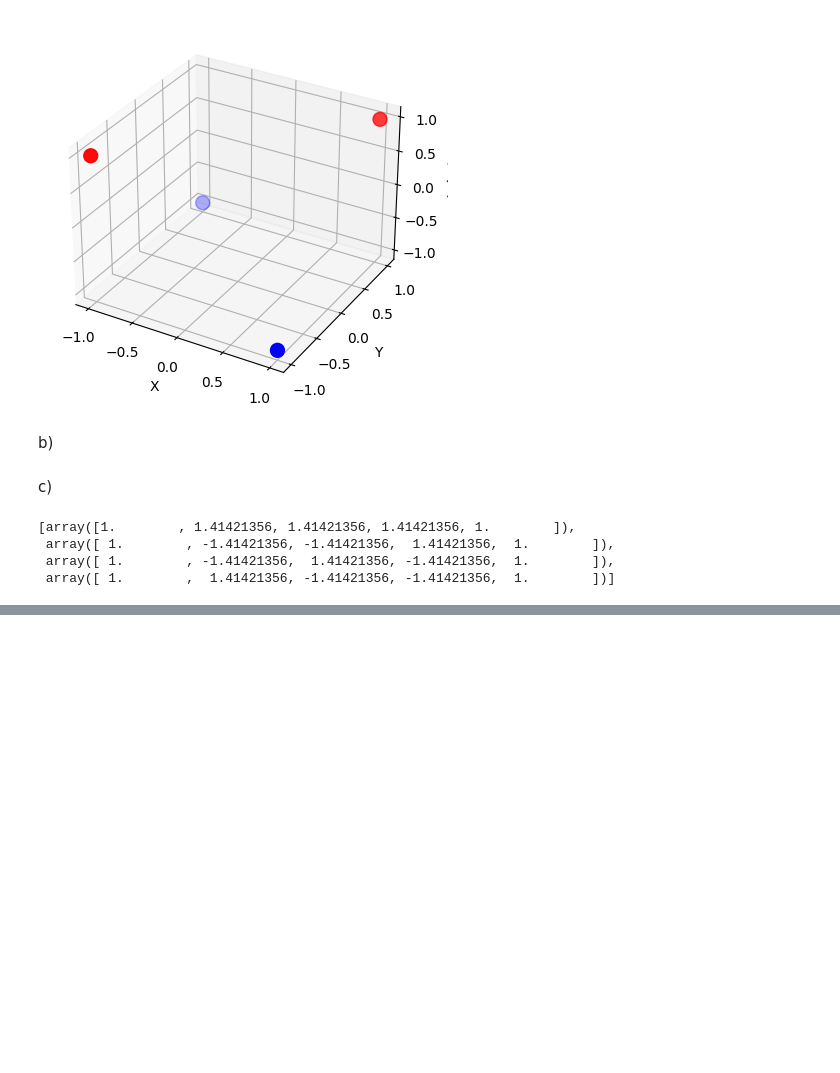
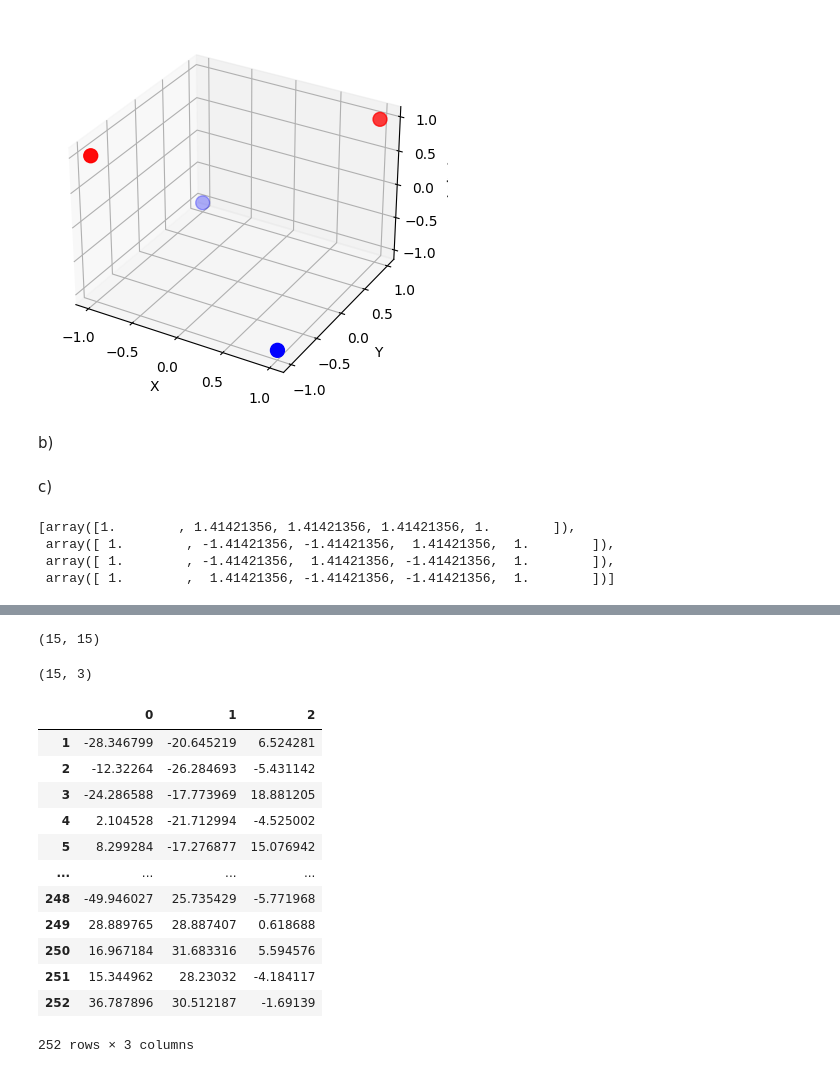
Before and after one commit to dpl373/AML, a Jupyter notebook: w_03/exercise_3_RV.ipynb, the cells around one changed output, grey strips where cells are left out. Cells and saved outputs as stored; diff of their text form; code cells hidden in the pictures; blank space fills up the shorter version.

```diff
--- a/w_03/exercise_3_RV.ipynb
+++ b/w_03/exercise_3_RV.ipynb
@@ -55,0 +73,38 @@ c)
+# %%
+conv.shape
+# %% [output]
+(15, 15)
+# %%
+import numpy as np
+eig_val, eig_vec = np.linalg.eig(conv.astype(float))
+# %%
+sorted_indices = np.argsort(eig_val)[::-1]
+eig_val = eig_val[sorted_indices]
+eig_vec = eig_vec[:, sorted_indices]
+# %%
+u_1 = eig_vec[:,0]
+u_2 = eig_vec[:,1]
+u_3 = eig_vec[:,2]
+#contruct M
+U = np.vstack([u_1, u_2, u_3]).T
+U.shape
+# %% [output]
+(15, 3)
+# %%
+z = (data - mean_data) @ U
+# %%
+z
+# %% [output]
+|  | 0 | 1 | 2 |
+| 1 | -28.346799 | -20.645219 | 6.524281 |
+| 2 | -12.32264 | -26.284693 | -5.431142 |
+| 3 | -24.286588 | -17.773969 | 18.881205 |
+| 4 | 2.104528 | -21.712994 | -4.525002 |
+| 5 | 8.299284 | -17.276877 | 15.076942 |
+| ... | ... | ... | ... |
+| 248 | -49.946027 | 25.735429 | -5.771968 |
+| 249 | 28.889765 | 28.887407 | 0.618688 |
+| 250 | 16.967184 | 31.683316 | 5.594576 |
+| 251 | 15.344962 | 28.23032 | -4.184117 |
+| 252 | 36.787896 | 30.512187 | -1.69139 |
+252 rows × 3 columns
```
Also changed, not shown: parts of 12 cells of this notebook, 1 other file.
